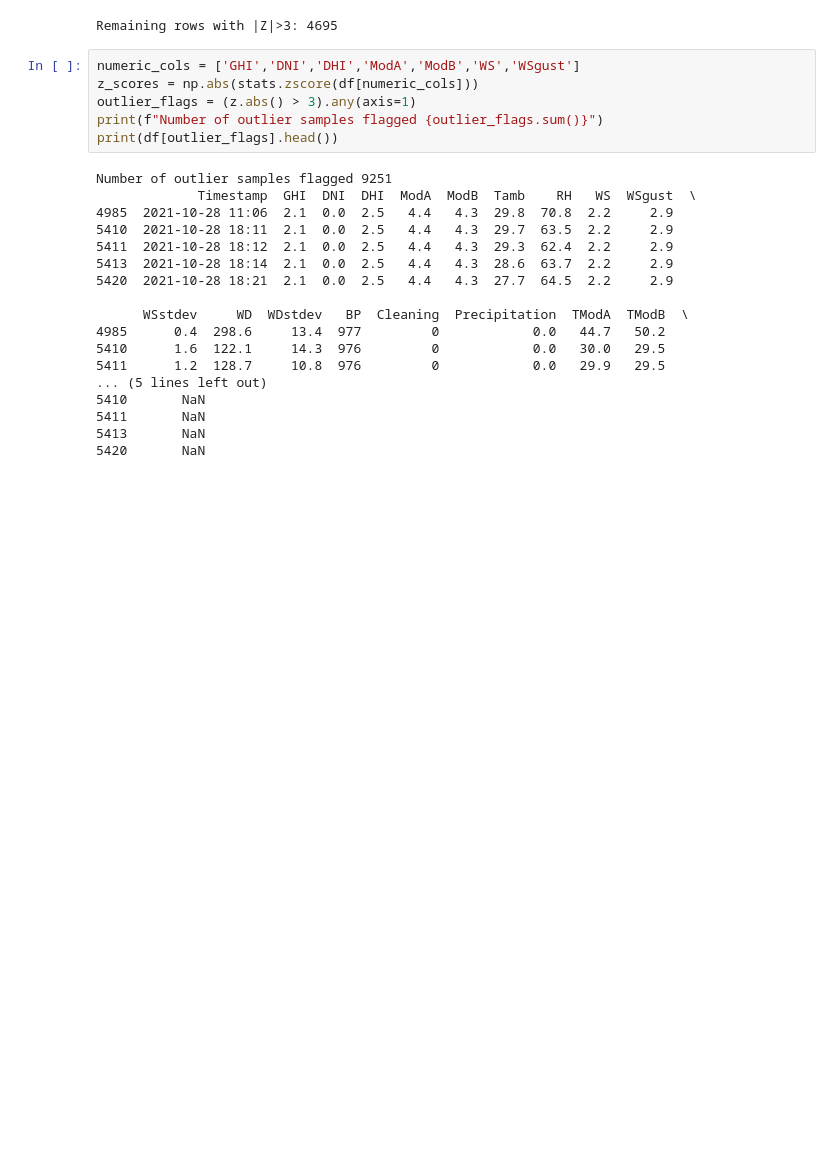
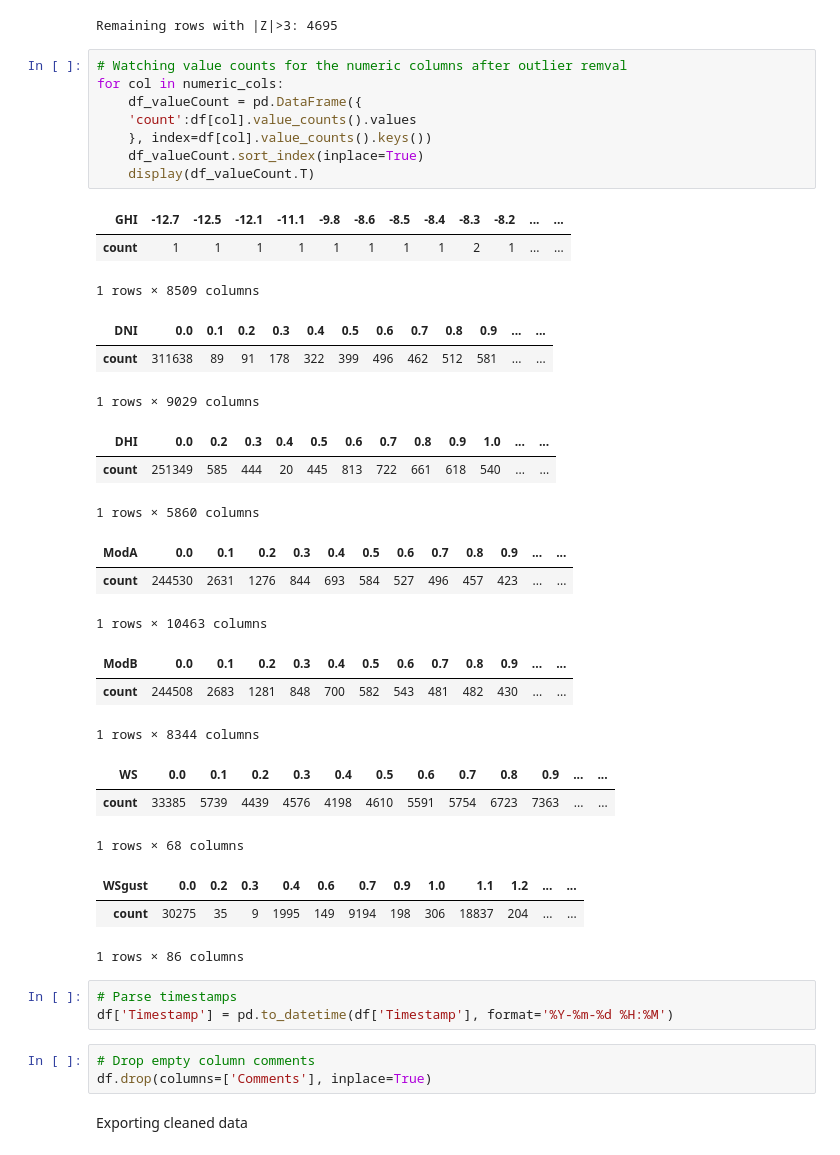
Before and after one commit to befkir/solar-challenge-week1, a Jupyter notebook: notebooks/togo_eda.ipynb, the cells around one changed output. Saved outputs shown, nothing was run; the diff lists cells and outputs as text; blank space fills up the shorter version.

```diff
--- a/notebooks/togo_eda.ipynb
+++ b/notebooks/togo_eda.ipynb
@@ -172,27 +203,41 @@ remaining = (z_df2.abs() > 3).any(axis=1).sum()
 print(f"Remaining rows with |Z|>3: {remaining}")
 # %% [output]
 Remaining rows with |Z|>3: 4695
-# %%
-numeric_cols = ['GHI','DNI','DHI','ModA','ModB','WS','WSgust']
-z_scores = np.abs(stats.zscore(df[numeric_cols]))
-outlier_flags = (z.abs() > 3).any(axis=1)
-print(f"Number of outlier samples flagged {outlier_flags.sum()}")
-print(df[outlier_flags].head())
-# %% [output]
-Number of outlier samples flagged 9251
-             Timestamp  GHI  DNI  DHI  ModA  ModB  Tamb    RH   WS  WSgust  \
-4985  2021-10-28 11:06  2.1  0.0  2.5   4.4   4.3  29.8  70.8  2.2     2.9
-5410  2021-10-28 18:11  2.1  0.0  2.5   4.4   4.3  29.7  63.5  2.2     2.9
-5411  2021-10-28 18:12  2.1  0.0  2.5   4.4   4.3  29.3  62.4  2.2     2.9
-5413  2021-10-28 18:14  2.1  0.0  2.5   4.4   4.3  28.6  63.7  2.2     2.9
-5420  2021-10-28 18:21  2.1  0.0  2.5   4.4   4.3  27.7  64.5  2.2     2.9
-
-      WSstdev     WD  WDstdev   BP  Cleaning  Precipitation  TModA  TModB  \
-4985      0.4  298.6     13.4  977         0            0.0   44.7   50.2
-5410      1.6  122.1     14.3  976         0            0.0   30.0   29.5
-5411      1.2  128.7     10.8  976         0            0.0   29.9   29.5
-... (5 lines left out)
-5410       NaN
-5411       NaN
-5413       NaN
-5420       NaN
+# %%
+# Watching value counts for the numeric columns after outlier remval
+for col in numeric_cols:
+    df_valueCount = pd.DataFrame({
+    'count':df[col].value_counts().values
+    }, index=df[col].value_counts().keys())
+    df_valueCount.sort_index(inplace=True)
+    display(df_valueCount.T)
+# %% [output]
+| GHI | -12.7 | -12.5 | -12.1 | -11.1 | -9.8 | -8.6 | -8.5 | -8.4 | -8.3 | -8.2 | ... | ... |
+| count | 1 | 1 | 1 | 1 | 1 | 1 | 1 | 1 | 2 | 1 | ... | ... |
+1 rows × 8509 columns
+| DNI | 0.0 | 0.1 | 0.2 | 0.3 | 0.4 | 0.5 | 0.6 | 0.7 | 0.8 | 0.9 | ... | ... |
+| count | 311638 | 89 | 91 | 178 | 322 | 399 | 496 | 462 | 512 | 581 | ... | ... |
+1 rows × 9029 columns
+| DHI | 0.0 | 0.2 | 0.3 | 0.4 | 0.5 | 0.6 | 0.7 | 0.8 | 0.9 | 1.0 | ... | ... |
+| count | 251349 | 585 | 444 | 20 | 445 | 813 | 722 | 661 | 618 | 540 | ... | ... |
+1 rows × 5860 columns
+| ModA | 0.0 | 0.1 | 0.2 | 0.3 | 0.4 | 0.5 | 0.6 | 0.7 | 0.8 | 0.9 | ... | ... |
+| count | 244530 | 2631 | 1276 | 844 | 693 | 584 | 527 | 496 | 457 | 423 | ... | ... |
+1 rows × 10463 columns
+| ModB | 0.0 | 0.1 | 0.2 | 0.3 | 0.4 | 0.5 | 0.6 | 0.7 | 0.8 | 0.9 | ... | ... |
+| count | 244508 | 2683 | 1281 | 848 | 700 | 582 | 543 | 481 | 482 | 430 | ... | ... |
+1 rows × 8344 columns
+| WS | 0.0 | 0.1 | 0.2 | 0.3 | 0.4 | 0.5 | 0.6 | 0.7 | 0.8 | 0.9 | ... | ... |
+| count | 33385 | 5739 | 4439 | 4576 | 4198 | 4610 | 5591 | 5754 | 6723 | 7363 | ... | ... |
+1 rows × 68 columns
+| WSgust | 0.0 | 0.2 | 0.3 | 0.4 | 0.6 | 0.7 | 0.9 | 1.0 | 1.1 | 1.2 | ... | ... |
+| count | 30275 | 35 | 9 | 1995 | 149 | 9194 | 198 | 306 | 18837 | 204 | ... | ... |
+1 rows × 86 columns
+# %%
+# Parse timestamps
+df['Timestamp'] = pd.to_datetime(df['Timestamp'], format='%Y-%m-%d %H:%M')
+# %%
+# Drop empty column comments
+df.drop(columns=['Comments'], inplace=True)
+# %% [markdown]
+Exporting cleaned data
```
Also changed, not shown: parts of 6 cells of this notebook.
